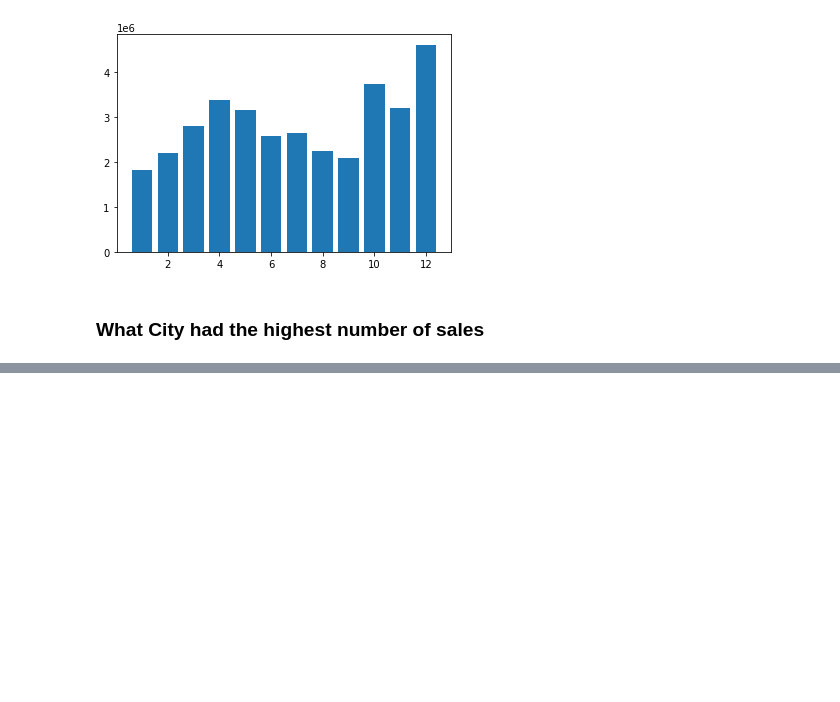
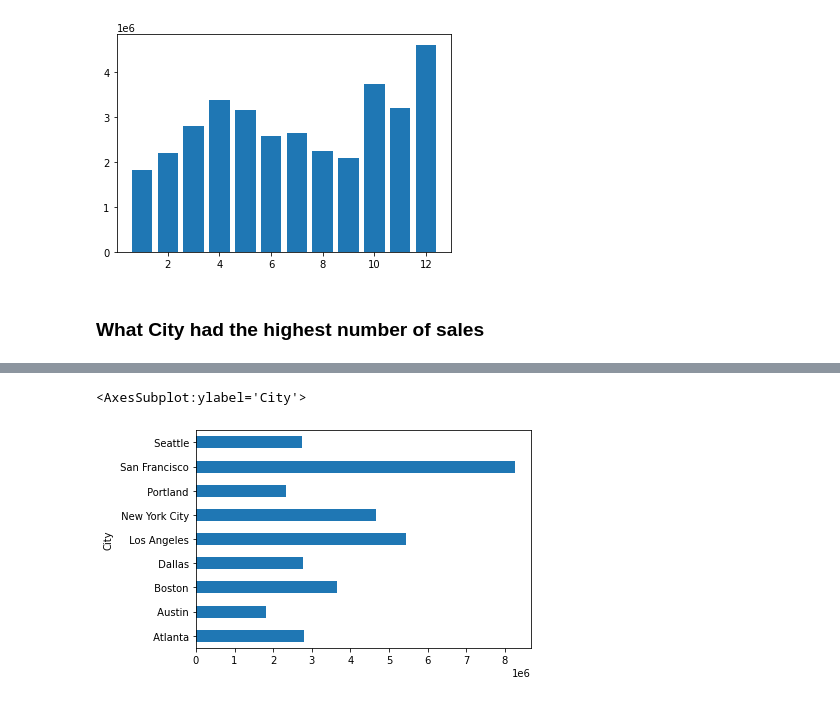
Before and after one commit to jimcrews/my-py-notebooks, a Jupyter notebook: Sales_Analysis.ipynb, the cells around one changed output, grey strips where cells are left out. Saved outputs shown, nothing was run; the diff lists cells and outputs as text; code cells hidden in the pictures; blank space fills up the shorter version.

```diff
--- a/Sales_Analysis.ipynb
+++ b/Sales_Analysis.ipynb
@@ -116,0 +97,5 @@ plt.show()
+# %%
+df.groupby('City')['Sales'].sum().plot(kind='barh')
+# %% [output]
+<AxesSubplot:ylabel='City'>
+[figure, added]
```
Also changed, not shown: parts of 26 cells of this notebook.
